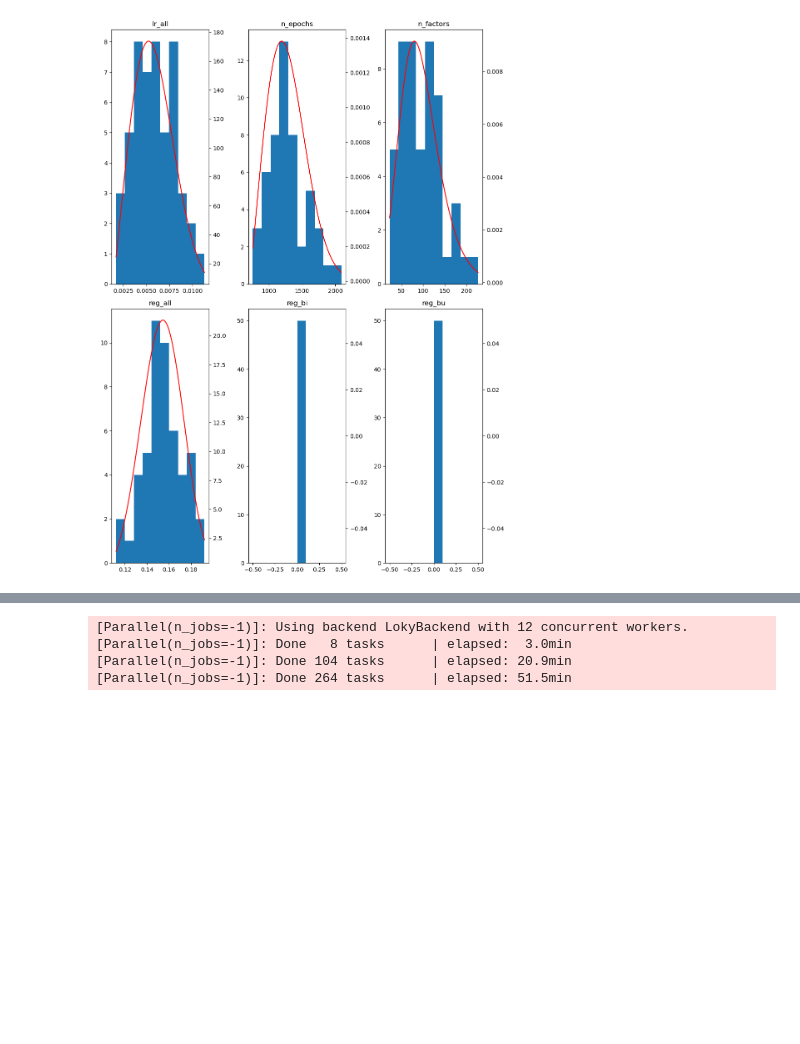
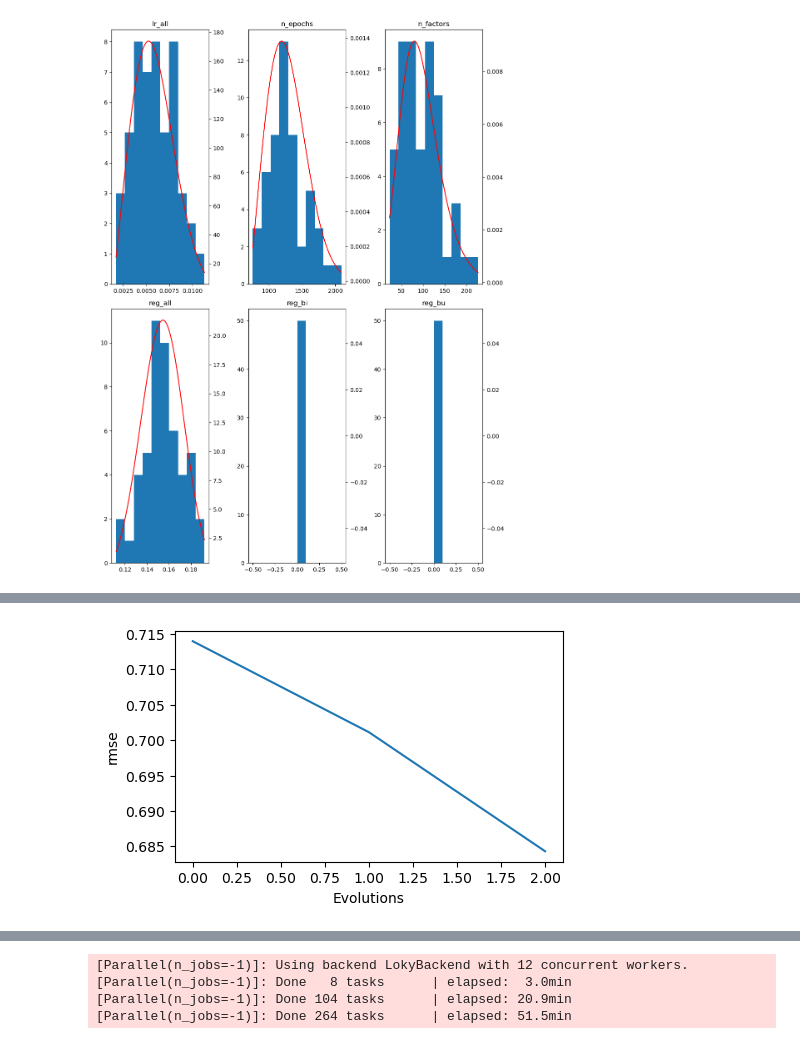
Before and after one commit to BorisLeung/stat3009, a Jupyter notebook: project/svdpp.ipynb, the cells around one changed output, grey strips where cells are left out. Drawn from its saved outputs; the diff is of its cells as text; code cells hidden in the pictures; blank space fills up the shorter version.

```diff
--- a/project/svdpp.ipynb
+++ b/project/svdpp.ipynb
@@ -194,29 +194,34 @@ import numpy as np
 from evolution import Evolution
 
 param_grid = {
-    "n_factors": np.arange(3, 250, 2),
+    "n_factors": np.arange(5, 500, 25),
     "cache_ratings": [True],
-    "n_epochs": np.arange(100, 1901, 200),
-    "lr_all": 10 ** (np.arange(-5, 0, 0.4)),
-    "reg_all": 10 ** (np.arange(-5, 0, 0.4)),
+    "n_epochs": [200],
+    "lr_all": 10 ** (np.arange(-6, 0, 0.4)),
+    "reg_all": 10 ** (np.arange(-6, 0, 0.4)),
     "reg_bu": [0],
     "reg_bi": [0],
 }
 const_params = {
     "cache_ratings": [True],
+    "n_epochs": [200],
     "reg_bu": [0],
     "reg_bi": [0],
 }
-int_params = ["n_factors", "n_epochs"]
+int_params = ["n_factors"]
 
 evo = Evolution(
     SVDpp,
     param_grid,
     int_dist=int_params,
     const_params=const_params,
-    model_suffix="_test",
 )
-evo.evolve(data, 3, 0.25, 8, 3)
+# Public score: 0.67044
+evo.evolve(data, 1, 0.3, 1000, 3)
+# Public score: 0.66976
+evo.evolve(data, 1, 0.2, 750, 4)
+# Public score: 0.66459
+evo.evolve(data, 1, 0.15, 400, 5)
 # %% [output]
 RUNNING EVOLUTION 0
 ======================================================
@@ -244,0 +269,4 @@ RUNNING EVOLUTION 2
+# %%
+evo.plot_errors()
+# %% [output]
+[figure, added]
```
Also changed, not shown: parts of 9 cells of this notebook, 25 other files.
